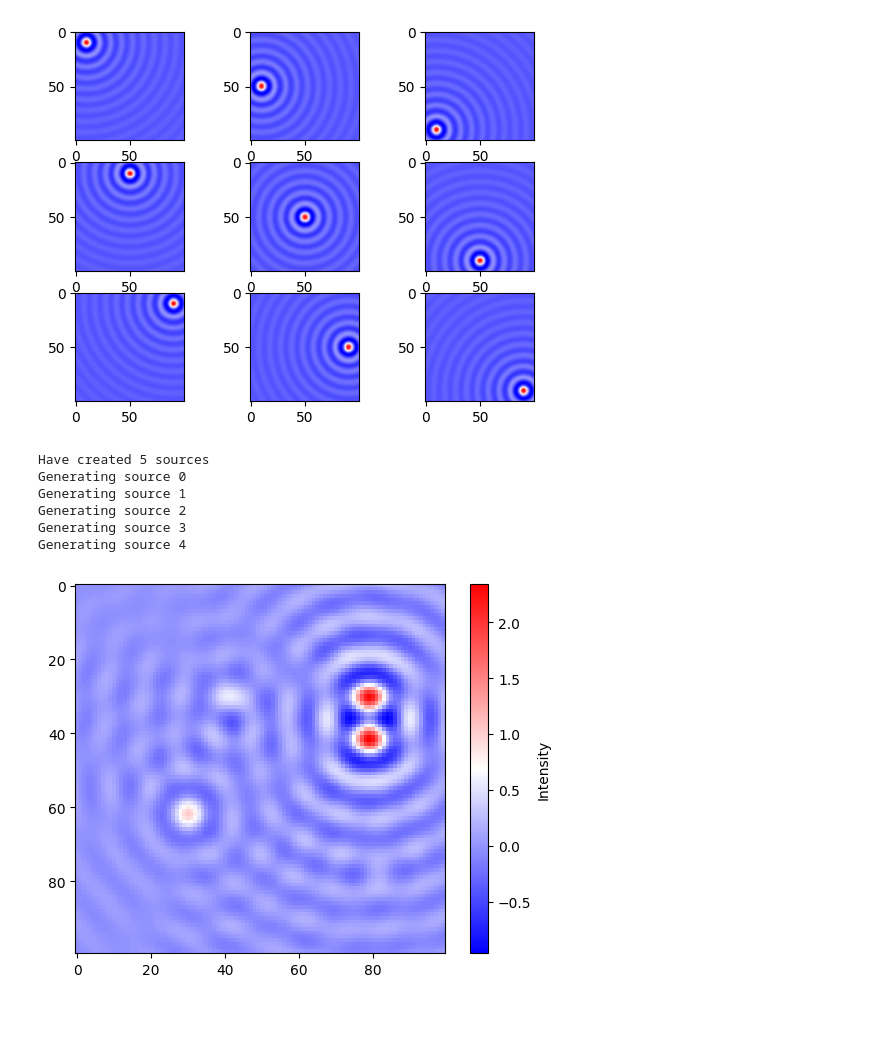
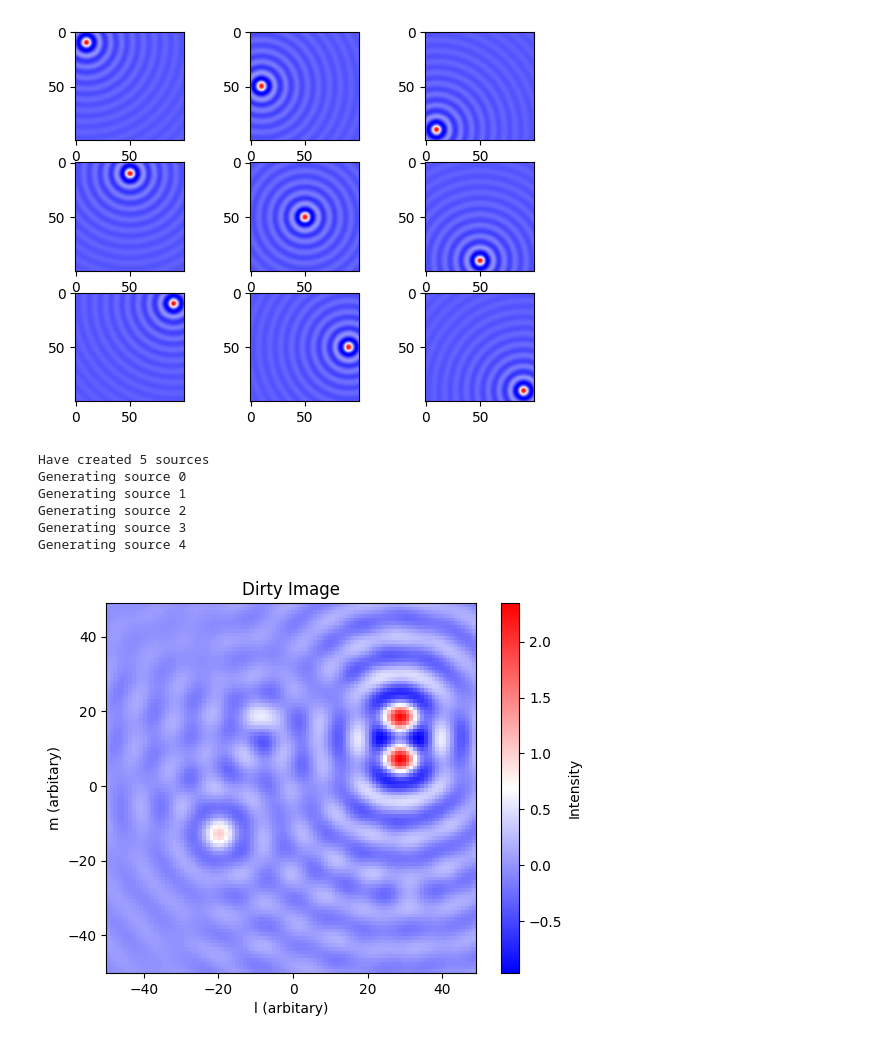
Before and after one commit to tjgalvin/Radio-School-2026, a Jupyter notebook: toy_clean.ipynb, the cells around one changed output. Drawn from its saved outputs; the diff is of its cells as text; code cells hidden in the pictures; blank space fills up the shorter version.

```diff
--- a/toy_clean.ipynb
+++ b/toy_clean.ipynb
@@ -230,41 +239,47 @@ def get_sources() -> Sources:
     print(f"Have created {len(sources)} sources")
     return sources
 
-def plot_dirty(dirty: Dirty) -> None:
+def plot_dirty(dirty: Dirty, extent: tuple[float, float, float, float]) -> None:
     """Make a quick look plot of the dirty image"""
 
 
     fig, ax = plt.subplots(1, 1)
 
-    cim = ax.imshow(dirty, cmap="bwr")
+    cim = ax.imshow(dirty, cmap="bwr", extent=extent)
+    ax.set(
+        title="Dirty Image",
+        xlabel="l (arbitary)",
+        ylabel="m (arbitary)"
+    )
     fig.colorbar(cim, label="Intensity")
+    fig.savefig("dirty_map.png", bbox_inches="tight")
 
 
 def make_source_image(pix_coords: PixCoords, sources: Sources) -> Dirty:
     """Generate the image of sources in the field"""
     dirty = np.zeros(pix_coords[0].shape, dtype=np.float64)
 
     for idx, source in enumerate(sources):
         print(f"Generating source {idx}")
         source_response = make_source_response(
             pix_coords=pix_coords, source=source
         )
         dirty += source_response
 
     return dirty
 
 
 sources = get_sources()
 dirty = make_source_image(pix_coords=pix_coords, sources=sources)
-plot_dirty(dirty=dirty)
+plot_dirty(dirty=dirty, extent=(np.min(pix_coords[0]), np.max(pix_coords))*2)
 # %% [output]
 Have created 5 sources
 Generating source 0
 Generating source 1
 Generating source 2
 Generating source 3
 Generating source 4
-[figure, old version]
+[figure, new version]
 # %%
 @dataclass
 class CleanOptions:
```
Also changed, not shown: parts of 5 cells of this notebook.
